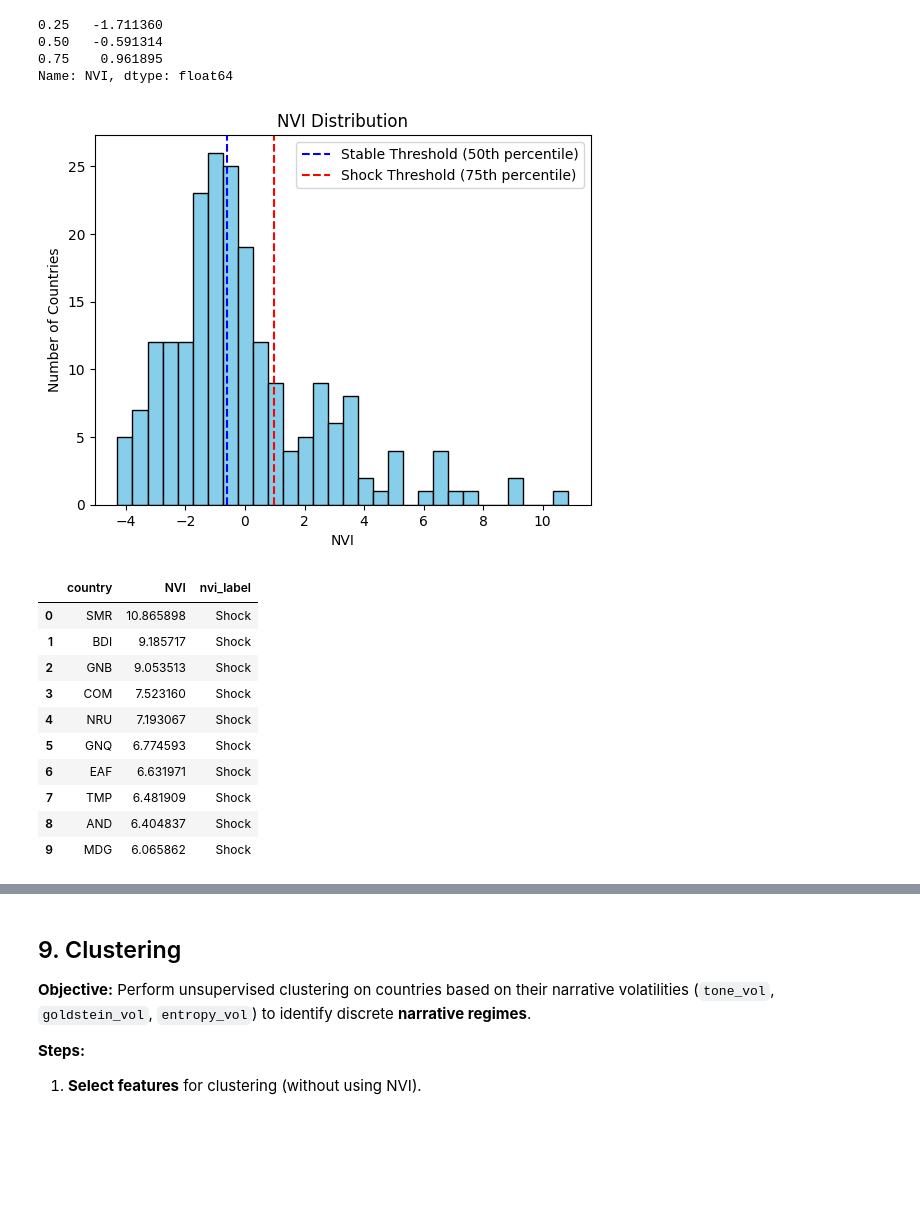
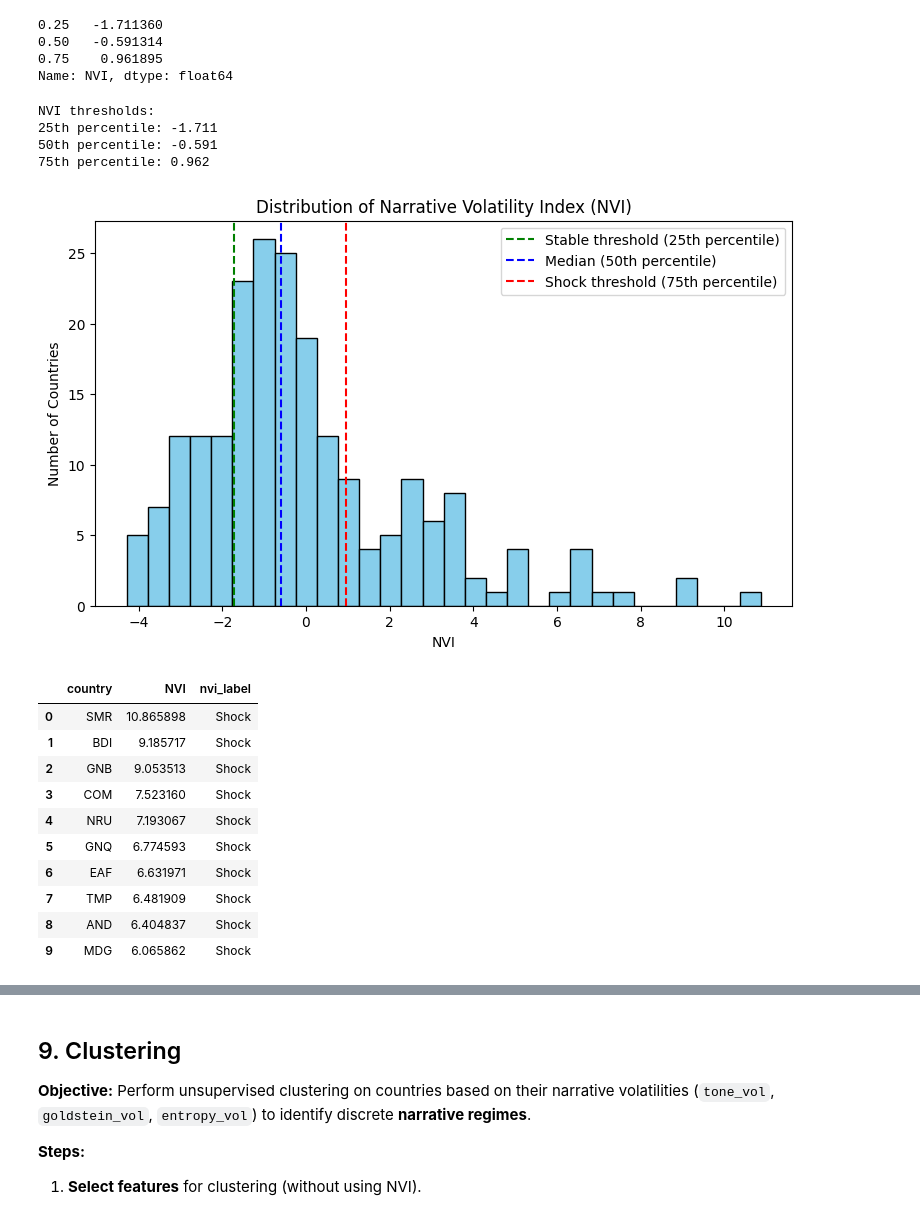
Before and after one commit to ancyra2/mining-prjkt, a Jupyter notebook: notebooks/03_nvi_report.ipynb, the cells around one changed output, grey strips where cells are left out. Cells and saved outputs as stored; diff of their text form; code cells hidden in the pictures; blank space fills up the shorter version.

```diff
--- a/notebooks/03_nvi_report.ipynb
+++ b/notebooks/03_nvi_report.ipynb
@@ -467,37 +468,66 @@ Name: NVI, dtype: float64
 # %%
 # Visualize NVI distribution
 import matplotlib.pyplot as plt
 
-# Compute quantiles once
+## 8. NVI Analysis
+
+"""
+Objective:
+Analyze cross-sectional NVI values to identify narrative instability regimes across countries.
+
+The NVI is treated as a continuous index. To improve interpretation, countries are
+also assigned to percentile-based regimes:
+
+- Stable: countries below the 25th percentile
+- Moderate: countries between the 25th and 75th percentiles
+- Shock: countries above the 75th percentile
+"""
+
+import matplotlib.pyplot as plt
+
+# Compute quantile thresholds
 q25 = df['NVI'].quantile(0.25)
-q50 = df['NVI'].quantile(0.5)
+q50 = df['NVI'].quantile(0.50)
 q75 = df['NVI'].quantile(0.75)
 
-# Histogram of NVI distribution
+print("NVI thresholds:")
+print(f"25th percentile: {q25:.3f}")
+print(f"50th percentile: {q50:.3f}")
+print(f"75th percentile: {q75:.3f}")
+
+# Visualize NVI distribution
+plt.figure(figsize=(9, 5))
 plt.hist(df['NVI'], bins=30, color='skyblue', edgecolor='black')
-plt.axvline(q50, color='blue', linestyle='--', label='Stable Threshold (50th percentile)')
-plt.axvline(q75, color='red', linestyle='--', label='Shock Threshold (75th percentile)')
-plt.title("NVI Distribution")
+
+plt.axvline(q25, color='green', linestyle='--', label='Stable threshold (25th percentile)')
+plt.axvline(q50, color='blue', linestyle='--', label='Median (50th percentile)')
+plt.axvline(q75, color='red', linestyle='--', label='Shock threshold (75th percentile)')
+
+plt.title("Distribution of Narrative Volatility Index (NVI)")
 plt.xlabel("NVI")
 plt.ylabel("Number of Countries")
 plt.legend()
 plt.show()
 
-# Assign regime labels based on quantiles
+# Assign percentile-based regime labels
 def nvi_label(nvi):
-    if nvi > q75:
+    if nvi < q25:
+        return 'Stable'
+    elif nvi > q75:
         return 'Shock'
-    elif nvi < q25:
-        return 'Stable'
     else:
         return 'Moderate'
 
 df['nvi_label'] = df['NVI'].apply(nvi_label)
 
-# Preview labeled countries
-df[['country','NVI','nvi_label']].sort_values('NVI', ascending=False).head(10)
+# Preview highest NVI countries
+df[['country', 'NVI', 'nvi_label']].sort_values('NVI', ascending=False).head(10)
 # %% [output]
+NVI thresholds:
+25th percentile: -1.711
+50th percentile: -0.591
+75th percentile: 0.962
-[figure, old version]
+[figure, new version]
 |  | country | NVI | nvi_label |
 | 0 | SMR | 10.865898 | Shock |
 | 1 | BDI | 9.185717 | Shock |
```
Also changed, not shown: parts of 12 cells of this notebook, 2 other files.
